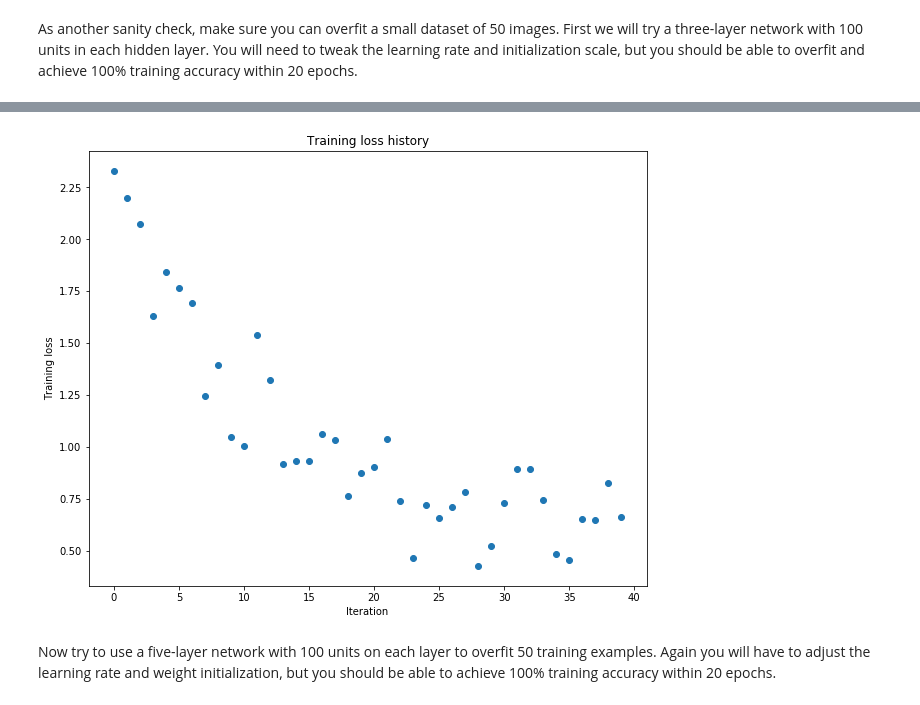
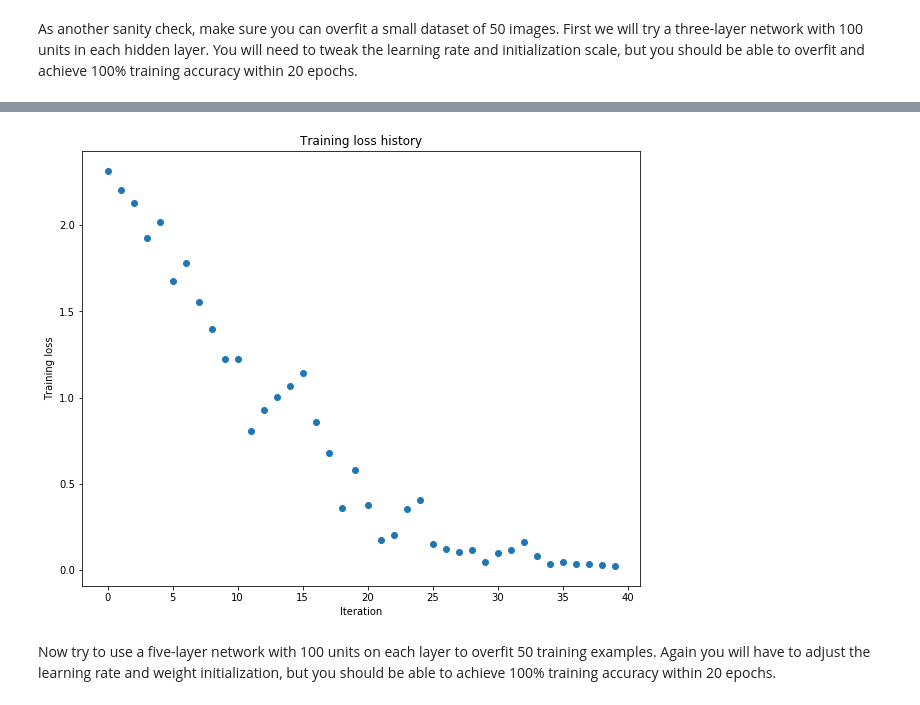
Before and after one commit to zubenkoivan/machine-learning, a Jupyter notebook: cs231n/assignment2/FullyConnectedNets.ipynb, the cells around one changed output, grey strips where cells are left out. Drawn from its saved outputs; the diff is of its cells as text; code cells hidden in the pictures.

```diff
--- a/cs231n/assignment2/FullyConnectedNets.ipynb
+++ b/cs231n/assignment2/FullyConnectedNets.ipynb
@@ -436,7 +421,7 @@ b3 relative error: 3.81e-10
 As another sanity check, make sure you can overfit a small dataset of 50 images. First we will try a three-layer network with 100 units in each hidden layer. You will need to tweak the learning rate and initialization scale, but you should be able to overfit and achieve 100% training accuracy within 20 epochs.
 # %%
 # TODO: Use a three-layer Net to overfit 50 training examples.
-np.random.seed(231)
+
 num_train = 50
 small_data = {
   'X_train': data['X_train'][:num_train],
@@ -446,7 +431,7 @@ small_data = {
 }
 
 weight_scale = 1e-2
-learning_rate = 3e-3
+learning_rate = 1e-2
 model = FullyConnectedNet([100, 100],
               weight_scale=weight_scale, dtype=np.float64)
 solver = Solver(model, small_data,
@@ -484,4 +469,4 @@ plt.show()
-[figure, old version]
+[figure, new version]
 # %% [markdown]
 Now try to use a five-layer network with 100 units on each layer to overfit 50 training examples. Again you will have to adjust the learning rate and weight initialization, but you should be able to achieve 100% training accuracy within 20 epochs.
 # %%
```
Also changed, not shown: parts of 5 cells of this notebook, 1 other file.
